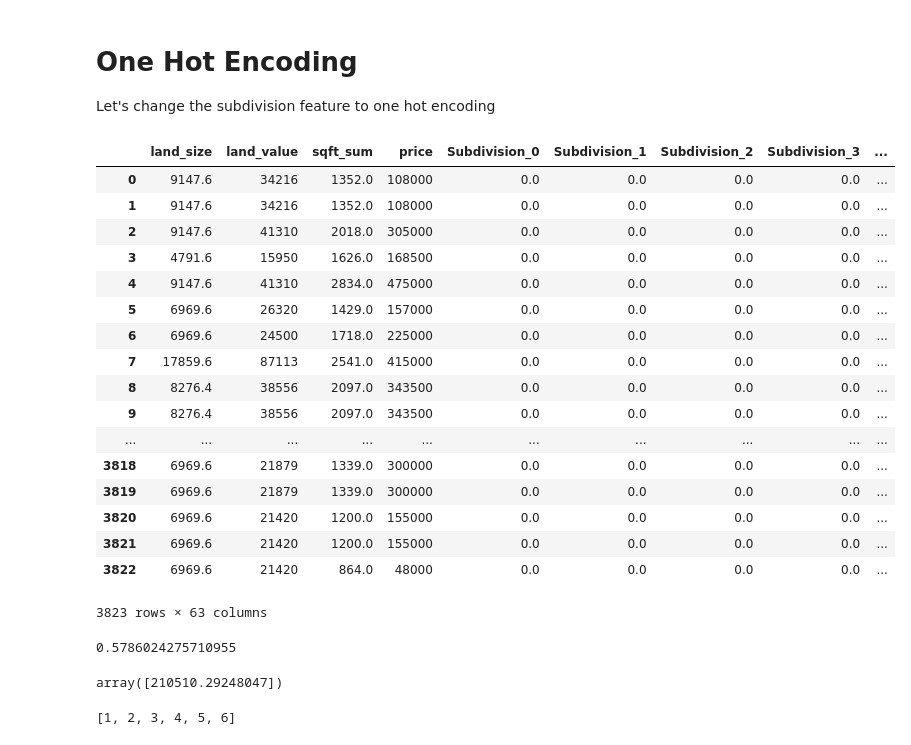
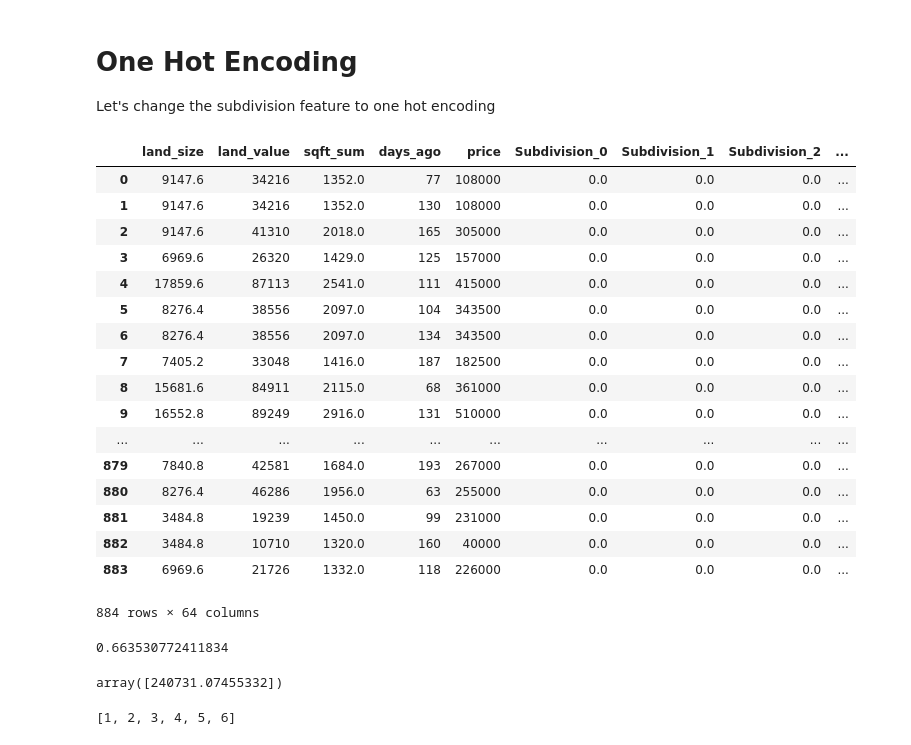
Before and after one commit to ottinger/apartments_analysis, a Jupyter notebook: housing_price_prediction/housing-price-prediction.ipynb, the cells around one changed output. Drawn from its saved outputs; the diff is of its cells as text; code cells hidden in the pictures.

```diff
--- a/housing_price_prediction/housing-price-prediction.ipynb
+++ b/housing_price_prediction/housing-price-prediction.ipynb
@@ -9,7 +9,9 @@ def read_sales_csv(filename):
     with open(filename) as csvfile:
         reader = csv.DictReader(csvfile)
         for row in reader:
-            sales.append({'date': datetime.strptime(row['date'], '%m/%d/%y'),
+            date = datetime.strptime(row['date'], '%m/%d/%y')
+            sales.append({'date': date,
+                     'days_ago': (datetime.now() - date).days,
                      'account_number': row['account_number'],
                      'price': int(row['price'])})
     return sales
@@ -264,42 +264,42 @@ linreg.score(X_test, y_test)
 
 Let's change the subdivision feature to one hot encoding
 # %%
-new_df = (merged_df[['land_size', 'land_value', 'subdivision', 'sqft_sum', 'price']][merged_df.price != 0]
+new_df = (merged_df[['land_size', 'land_value', 'subdivision', 'sqft_sum', 'days_ago', 'price']][merged_df.price != 0]
           .dropna()
           .reset_index()
           .drop(columns=['index']))
 #new_df = new_df[new_df.price != 0]
 
 ohenc = preprocessing.OneHotEncoder()
 ohenc.fit([[x] for x in new_df['subdivision']])
 ohenc.categories_
 encoded = ohenc.transform([[x] for x in new_df['subdivision']]).toarray()
 encoded_df = pd.DataFrame(encoded, columns=["Subdivision_"+str(i) for i in range(encoded.shape[1])])
 #display(encoded_df)
 #new_df = pd.get_dummies(new_df, prefix=['subdivision'])
 
 new_df = new_df.drop(columns=['subdivision'])
 new_df = pd.concat([new_df, encoded_df], axis=1)
 display(new_df)
 # %% [output]
-|  | land_size | land_value | sqft_sum | price | Subdivision_0 | Subdivision_1 | Subdivision_2 | Subdivision_3 | ... |
-| 0 | 9147.6 | 34216 | 1352.0 | 108000 | 0.0 | 0.0 | 0.0 | 0.0 | ... |
-| 1 | 9147.6 | 34216 | 1352.0 | 108000 | 0.0 | 0.0 | 0.0 | 0.0 | ... |
-| 2 | 9147.6 | 41310 | 2018.0 | 305000 | 0.0 | 0.0 | 0.0 | 0.0 | ... |
-| 3 | 4791.6 | 15950 | 1626.0 | 168500 | 0.0 | 0.0 | 0.0 | 0.0 | ... |
-| 4 | 9147.6 | 41310 | 2834.0 | 475000 | 0.0 | 0.0 | 0.0 | 0.0 | ... |
-| 5 | 6969.6 | 26320 | 1429.0 | 157000 | 0.0 | 0.0 | 0.0 | 0.0 | ... |
-| 6 | 6969.6 | 24500 | 1718.0 | 225000 | 0.0 | 0.0 | 0.0 | 0.0 | ... |
-| 7 | 17859.6 | 87113 | 2541.0 | 415000 | 0.0 | 0.0 | 0.0 | 0.0 | ... |
-| 8 | 8276.4 | 38556 | 2097.0 | 343500 | 0.0 | 0.0 | 0.0 | 0.0 | ... |
-| 9 | 8276.4 | 38556 | 2097.0 | 343500 | 0.0 | 0.0 | 0.0 | 0.0 | ... |
+|  | land_size | land_value | sqft_sum | days_ago | price | Subdivision_0 | Subdivision_1 | Subdivision_2 | ... |
+| 0 | 9147.6 | 34216 | 1352.0 | 77 | 108000 | 0.0 | 0.0 | 0.0 | ... |
+| 1 | 9147.6 | 34216 | 1352.0 | 130 | 108000 | 0.0 | 0.0 | 0.0 | ... |
+| 2 | 9147.6 | 41310 | 2018.0 | 165 | 305000 | 0.0 | 0.0 | 0.0 | ... |
+| 3 | 6969.6 | 26320 | 1429.0 | 125 | 157000 | 0.0 | 0.0 | 0.0 | ... |
+| 4 | 17859.6 | 87113 | 2541.0 | 111 | 415000 | 0.0 | 0.0 | 0.0 | ... |
+| 5 | 8276.4 | 38556 | 2097.0 | 104 | 343500 | 0.0 | 0.0 | 0.0 | ... |
+| 6 | 8276.4 | 38556 | 2097.0 | 134 | 343500 | 0.0 | 0.0 | 0.0 | ... |
+| 7 | 7405.2 | 33048 | 1416.0 | 187 | 182500 | 0.0 | 0.0 | 0.0 | ... |
+| 8 | 15681.6 | 84911 | 2115.0 | 68 | 361000 | 0.0 | 0.0 | 0.0 | ... |
+| 9 | 16552.8 | 89249 | 2916.0 | 131 | 510000 | 0.0 | 0.0 | 0.0 | ... |
 | ... | ... | ... | ... | ... | ... | ... | ... | ... | ... |
-| 3818 | 6969.6 | 21879 | 1339.0 | 300000 | 0.0 | 0.0 | 0.0 | 0.0 | ... |
-| 3819 | 6969.6 | 21879 | 1339.0 | 300000 | 0.0 | 0.0 | 0.0 | 0.0 | ... |
-| 3820 | 6969.6 | 21420 | 1200.0 | 155000 | 0.0 | 0.0 | 0.0 | 0.0 | ... |
-| 3821 | 6969.6 | 21420 | 1200.0 | 155000 | 0.0 | 0.0 | 0.0 | 0.0 | ... |
-| 3822 | 6969.6 | 21420 | 864.0 | 48000 | 0.0 | 0.0 | 0.0 | 0.0 | ... |
+| 879 | 7840.8 | 42581 | 1684.0 | 193 | 267000 | 0.0 | 0.0 | 0.0 | ... |
+| 880 | 8276.4 | 46286 | 1956.0 | 63 | 255000 | 0.0 | 0.0 | 0.0 | ... |
+| 881 | 3484.8 | 19239 | 1450.0 | 99 | 231000 | 0.0 | 0.0 | 0.0 | ... |
+| 882 | 3484.8 | 10710 | 1320.0 | 160 | 40000 | 0.0 | 0.0 | 0.0 | ... |
+| 883 | 6969.6 | 21726 | 1332.0 | 118 | 226000 | 0.0 | 0.0 | 0.0 | ... |
-3823 rows × 63 columns
+884 rows × 64 columns
 # %%
 X = new_df.drop('price',axis=1)
 y = new_df['price']
@@ -309,20 +309,16 @@ linreg = LinearRegression().fit(X_train, y_train)
 #display(X_test)
 linreg.score(X_test, y_test)
 # %% [output]
-0.5786024275710955
+0.663530772411834
 # %%
 import numpy as np
 ch_oh = ohenc.transform([["EDGEMERE TERRACE"]]).toarray()
-ch_args = [10000, 40000, 3000] + ch_oh.tolist()[0]
-ch_args = [6400, 34790, 1500] + ch_oh.tolist()[0]
+ch_args = [10000, 40000, 3000, 10] + ch_oh.tolist()[0]
+ch_args = [6400, 34790, 1500, 10] + ch_oh.tolist()[0]
 #ch_args = ch_oh.tolist()
 linreg.predict([ch_args])
-
-#linreg.predict([[10000,80000,50,5000]])
-
-# WEST END SUB DIV ADD returns really bizarre results...
 # %% [output]
-array([210510.29248047])
+array([240731.07455332])
 # %%
 [1,2,3] + [4,5,6]
 # %% [output]
```
Also changed, not shown: parts of 9 cells of this notebook.
